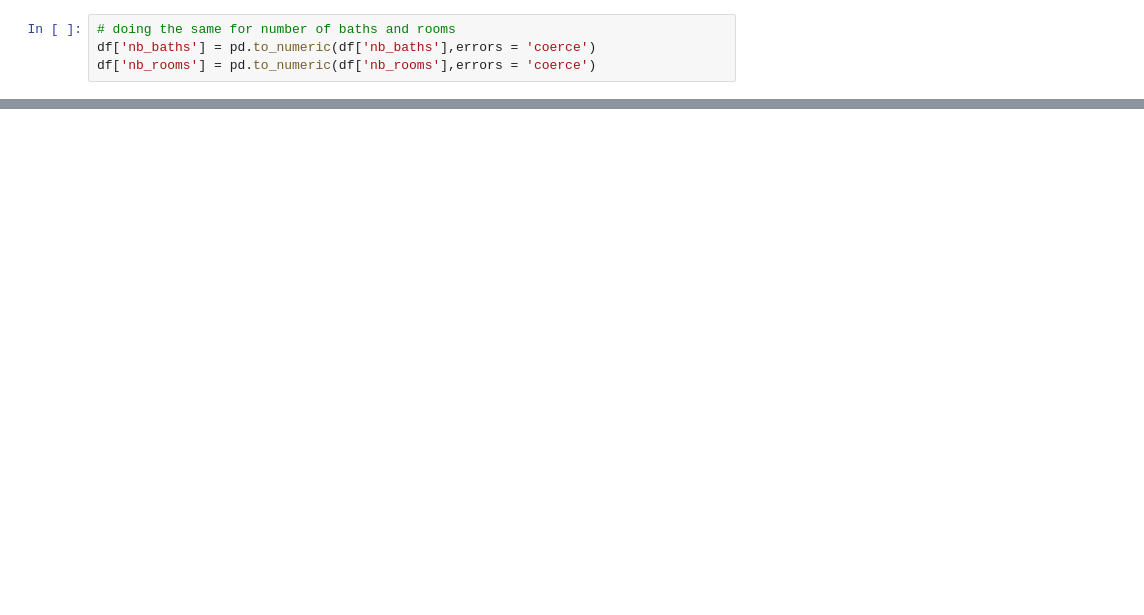
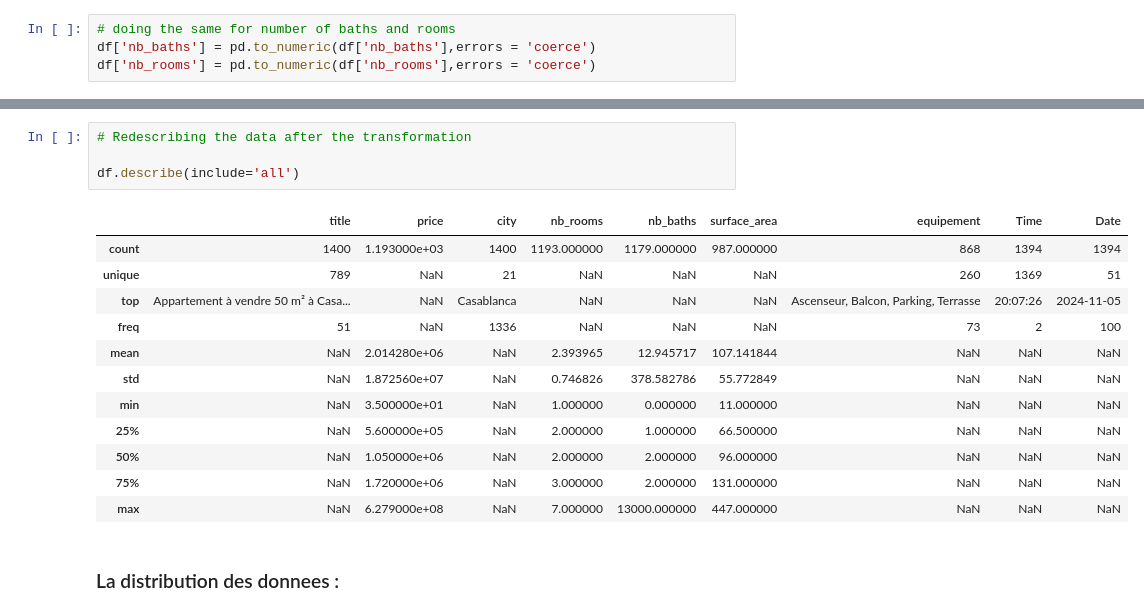
Before and after one commit to YassineBelhamadia/Casablanca-Appartement-Prices-Analysis, a Jupyter notebook: notebook.ipynb, the cells around one changed output, grey strips where cells are left out. Drawn from its saved outputs; the diff is of its cells as text; blank space fills up the shorter version.

Commit message:
distribution study

```diff
--- a/notebook.ipynb
+++ b/notebook.ipynb
@@ -171,0 +222,19 @@ array([nan])
+# %%
+# Redescribing the data after the transformation
+
+df.describe(include='all')
+# %% [output]
+|  | title | price | city | nb_rooms | nb_baths | surface_area | equipement | Time | Date |
+| count | 1400 | 1.193000e+03 | 1400 | 1193.000000 | 1179.000000 | 987.000000 | 868 | 1394 | 1394 |
+| unique | 789 | NaN | 21 | NaN | NaN | NaN | 260 | 1369 | 51 |
+| top | Appartement à vendre 50 m² à Casa... | NaN | Casablanca | NaN | NaN | NaN | Ascenseur, Balcon, Parking, Terrasse | 20:07:26 | 2024-11-05 |
+| freq | 51 | NaN | 1336 | NaN | NaN | NaN | 73 | 2 | 100 |
+| mean | NaN | 2.014280e+06 | NaN | 2.393965 | 12.945717 | 107.141844 | NaN | NaN | NaN |
+| std | NaN | 1.872560e+07 | NaN | 0.746826 | 378.582786 | 55.772849 | NaN | NaN | NaN |
+| min | NaN | 3.500000e+01 | NaN | 1.000000 | 0.000000 | 11.000000 | NaN | NaN | NaN |
+| 25% | NaN | 5.600000e+05 | NaN | 2.000000 | 1.000000 | 66.500000 | NaN | NaN | NaN |
+| 50% | NaN | 1.050000e+06 | NaN | 2.000000 | 2.000000 | 96.000000 | NaN | NaN | NaN |
+| 75% | NaN | 1.720000e+06 | NaN | 3.000000 | 2.000000 | 131.000000 | NaN | NaN | NaN |
+| max | NaN | 6.279000e+08 | NaN | 7.000000 | 13000.000000 | 447.000000 | NaN | NaN | NaN |
+# %% [markdown]
+### La distribution des donnees :
```
Also changed, not shown: parts of 17 cells of this notebook.
